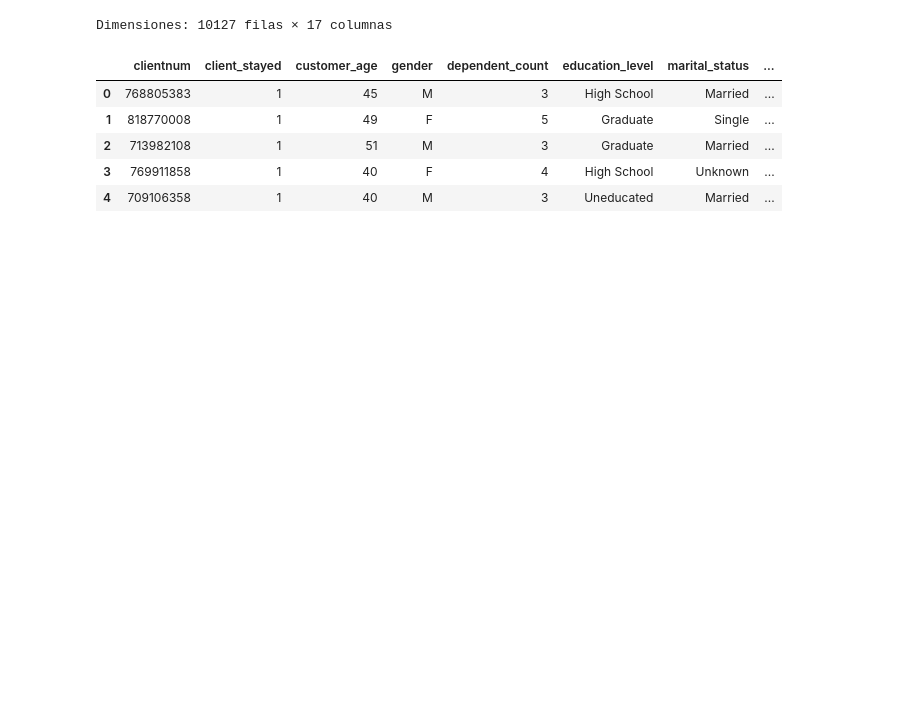
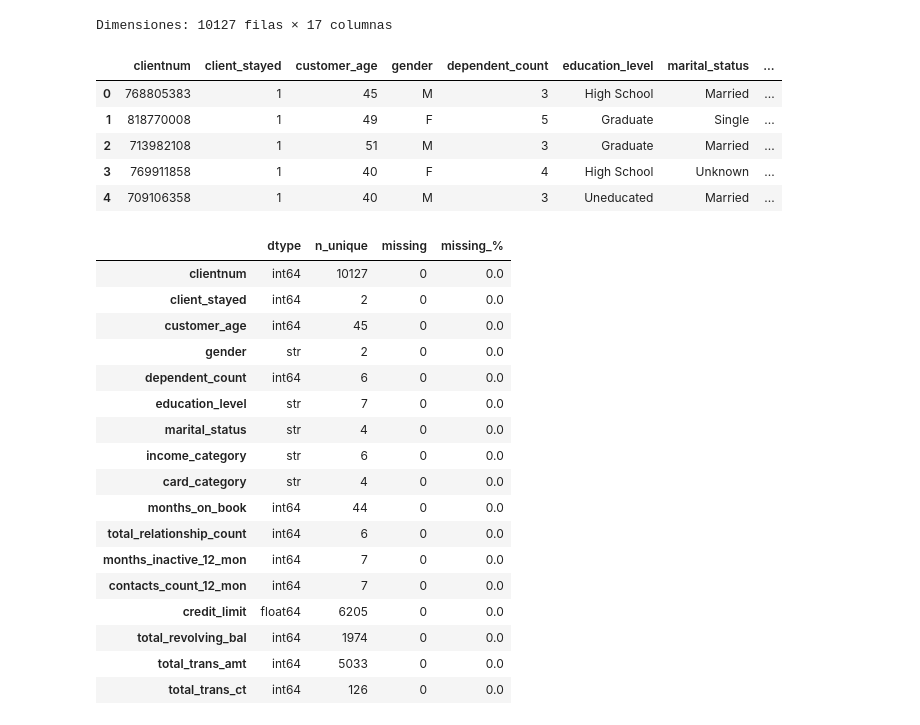
Before and after one commit to bielng/Data-Lab, a Jupyter notebook: trial_05.ipynb, the cells around one changed output. Drawn from its saved outputs; the diff is of its cells as text; code cells hidden in the pictures; blank space fills up the shorter version.

```diff
--- a/trial_05.ipynb
+++ b/trial_05.ipynb
@@ -20,3 +20,30 @@ Dimensiones: 10127 filas × 17 columnas
 | 2 | 713982108 | 1 | 51 | M | 3 | Graduate | Married | ... |
 | 3 | 769911858 | 1 | 40 | F | 4 | High School | Unknown | ... |
 | 4 | 709106358 | 1 | 40 | M | 3 | Uneducated | Married | ... |
+# %%
+info_df = pd.DataFrame({
+    'dtype': df.dtypes,
+    'n_unique': df.nunique(),
+    'missing': df.isnull().sum(),
+    'missing_%': (df.isnull().sum() / len(df) * 100).round(2)
+})
+info_df
+# %% [output]
+|  | dtype | n_unique | missing | missing_% |
+| clientnum | int64 | 10127 | 0 | 0.0 |
+| client_stayed | int64 | 2 | 0 | 0.0 |
+| customer_age | int64 | 45 | 0 | 0.0 |
+| gender | str | 2 | 0 | 0.0 |
+| dependent_count | int64 | 6 | 0 | 0.0 |
+| education_level | str | 7 | 0 | 0.0 |
+| marital_status | str | 4 | 0 | 0.0 |
+| income_category | str | 6 | 0 | 0.0 |
+| card_category | str | 4 | 0 | 0.0 |
+| months_on_book | int64 | 44 | 0 | 0.0 |
+| total_relationship_count | int64 | 6 | 0 | 0.0 |
+| months_inactive_12_mon | int64 | 7 | 0 | 0.0 |
+| contacts_count_12_mon | int64 | 7 | 0 | 0.0 |
+| credit_limit | float64 | 6205 | 0 | 0.0 |
+| total_revolving_bal | int64 | 1974 | 0 | 0.0 |
+| total_trans_amt | int64 | 5033 | 0 | 0.0 |
+| total_trans_ct | int64 | 126 | 0 | 0.0 |
```
Also changed, not shown: parts of 2 cells of this notebook.
